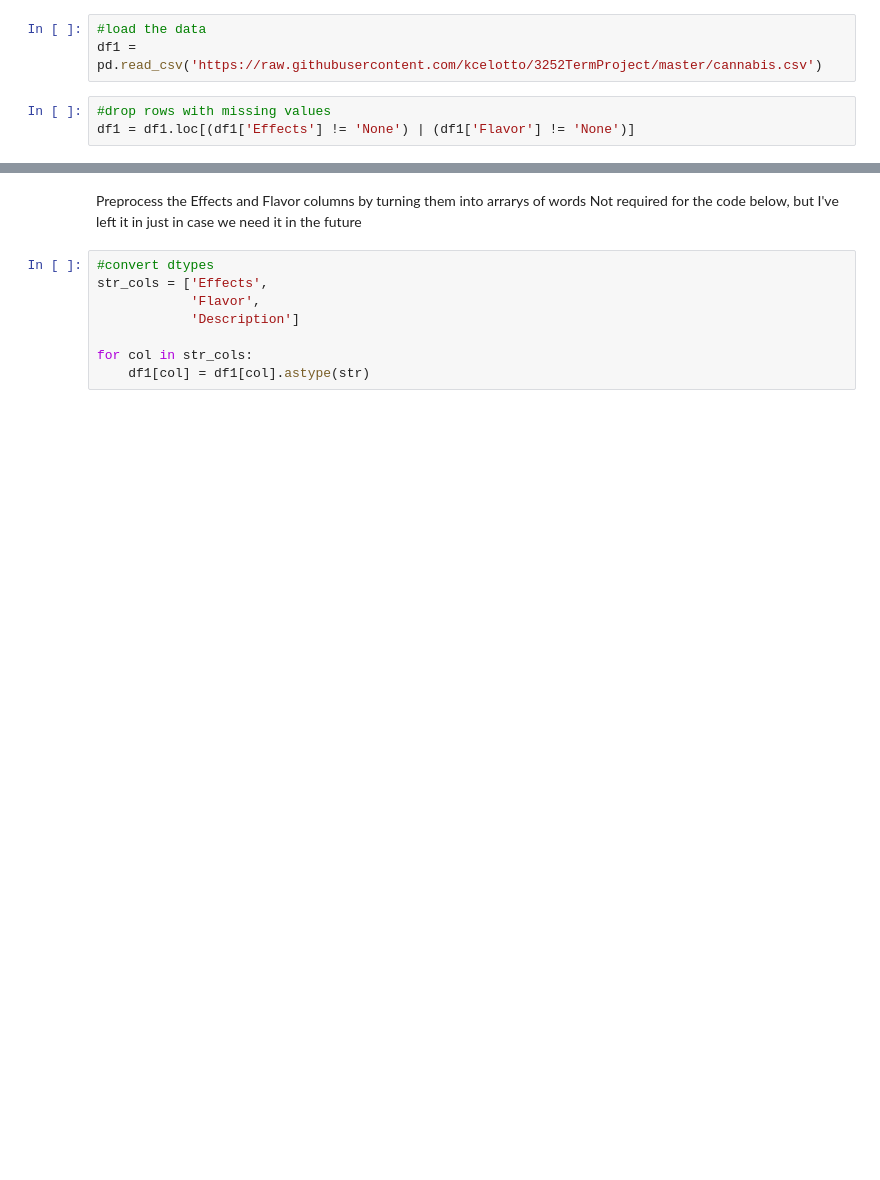
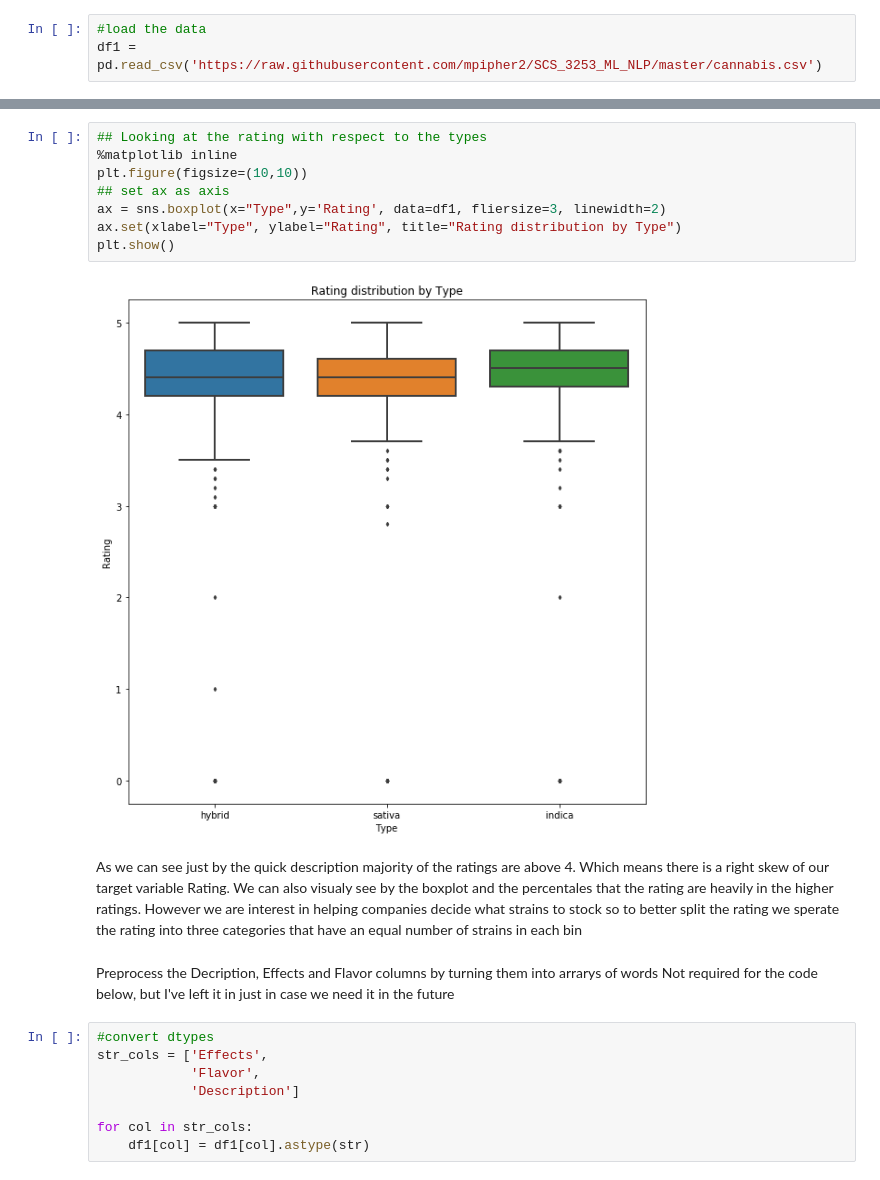
Before and after one commit to mpipher2/SCS_3253_ML_NLP, a Jupyter notebook: cannabis_analysis.ipynb, the cells around one changed output, grey strips where cells are left out. Saved outputs shown, nothing was run; the diff lists cells and outputs as text; blank space fills up the shorter version.

```diff
--- a/cannabis_analysis.ipynb
+++ b/cannabis_analysis.ipynb
@@ -39,7 +45,4 @@ nltk.download('punkt')
 True
 # %%
 #load the data
-df1 = pd.read_csv('https://raw.githubusercontent.com/kcelotto/3252TermProject/master/cannabis.csv')
+df1 = pd.read_csv('https://raw.githubusercontent.com/mpipher2/SCS_3253_ML_NLP/master/cannabis.csv')
-# %%
-#drop rows with missing values
-df1 = df1.loc[(df1['Effects'] != 'None') | (df1['Flavor'] != 'None')]
@@ -46,6 +89,18 @@ df1 = df1.loc[(df1['Effects'] != 'None') | (df1['Flavor'] != 'None')]
+# %%
+## Looking at the rating with respect to the types
+%matplotlib inline
+plt.figure(figsize=(10,10))
+## set ax as axis
+ax = sns.boxplot(x="Type",y='Rating', data=df1, fliersize=3, linewidth=2)
+ax.set(xlabel="Type", ylabel="Rating", title="Rating distribution by Type")
+plt.show()
+# %% [output]
+[figure, added]
+# %% [markdown]
+As we can see just by the quick description majority of the ratings are above 4. Which means there is a right skew of our target variable Rating. We can also visualy see by the boxplot and the percentales that the rating are heavily in the higher ratings. However we are interest in helping companies decide what strains to stock so to better split the rating we sperate the rating into three categories that have an equal number of strains in each bin
 # %% [markdown]
 <p>
-    Preprocess the Effects and Flavor columns by turning them into arrarys of words
+    Preprocess the Decription, Effects and Flavor columns by turning them into arrarys of words
     Not required for the code below, but I've left it in just in case we need it in the future
 </p>
 # %%
```
Also changed, not shown: parts of 37 cells of this notebook.
